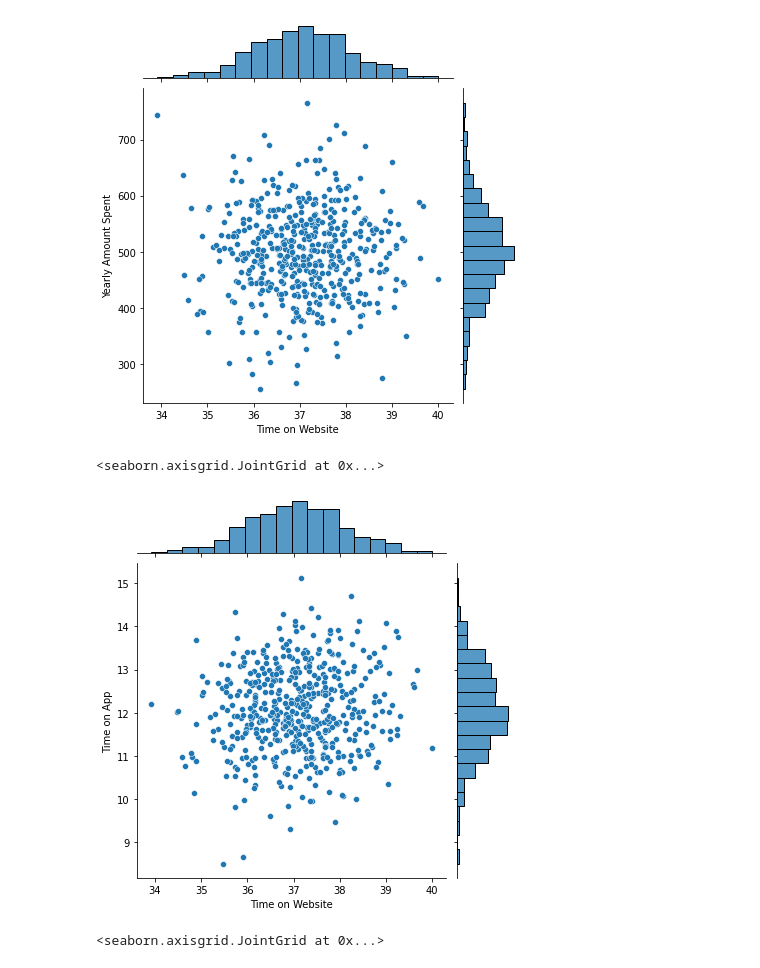
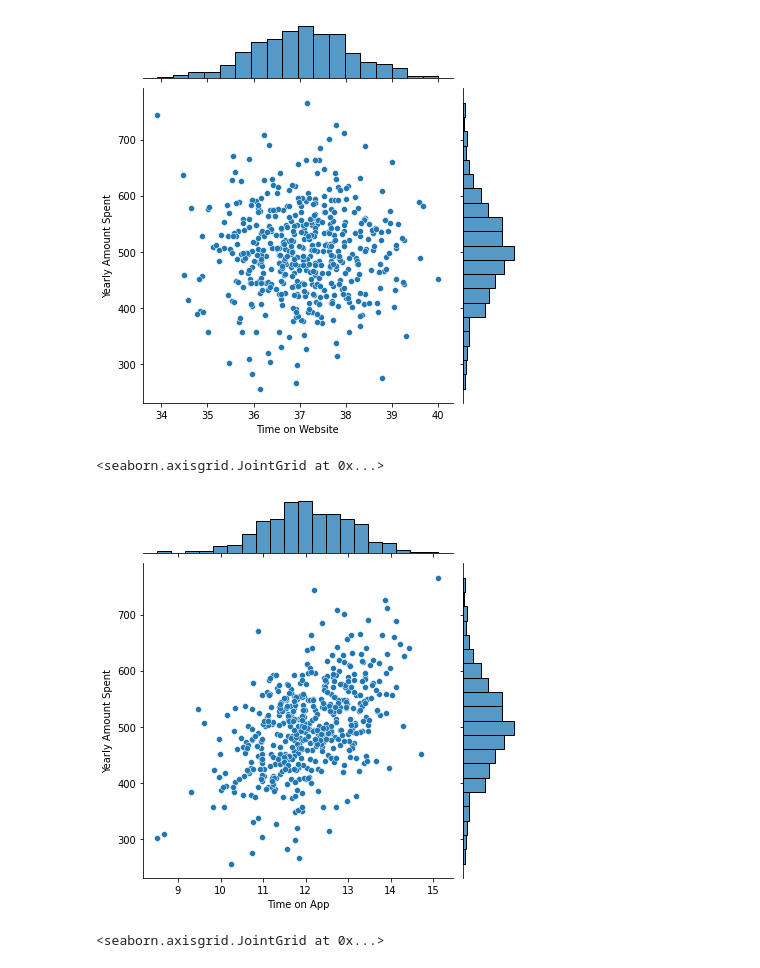
Before and after one commit to shewitt93/geoplots, a Jupyter notebook: Untitled.ipynb, the cells around one changed output. Cells and saved outputs as stored; diff of their text form; code cells hidden in the pictures.

Commit message:
png of graphs

```diff
--- a/Untitled.ipynb
+++ b/Untitled.ipynb
@@ -111,10 +111,10 @@ sns.jointplot(data=customers, x='Time on Website', y= 'Yearly Amount Spent')
 <seaborn.axisgrid.JointGrid at 0x...>
 [figure]
 # %%
-sns.jointplot(data=customers, x='Time on Website', y = 'Time on App')
+sns.jointplot(data=customers, x='Time on App', y = 'Yearly Amount Spent')
 # %% [output]
 <seaborn.axisgrid.JointGrid at 0x...>
-[figure, old version]
+[figure, new version]
 # %%
 sns.jointplot(x='Time on App', y='Length of Membership', kind='hex', data=customers)
 # %% [output]
```
Also changed, not shown: parts of 1 cell of this notebook, 15 other files.
